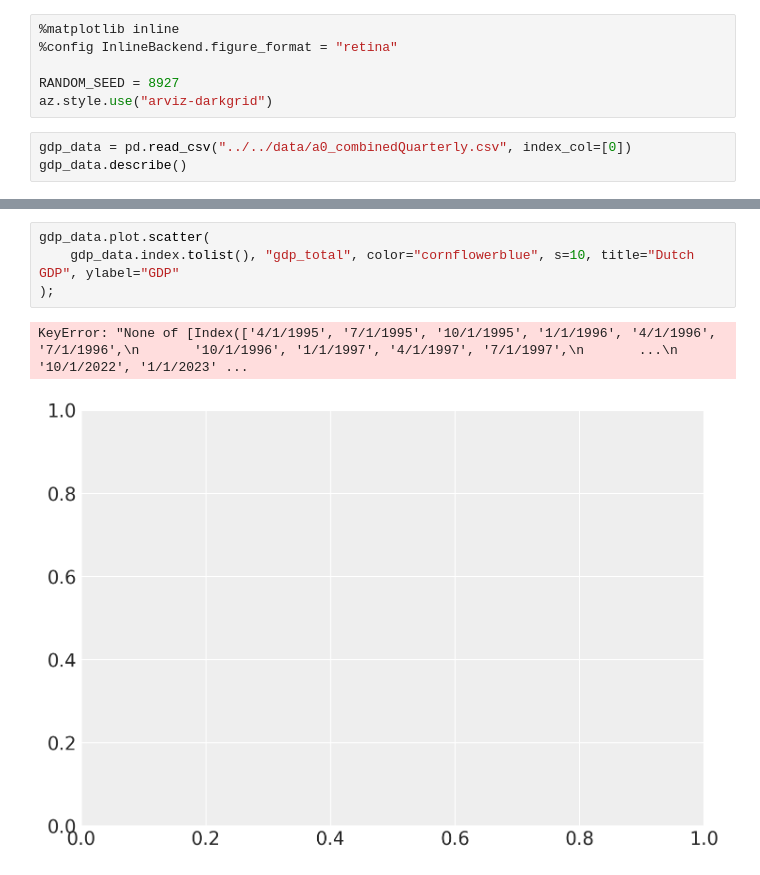
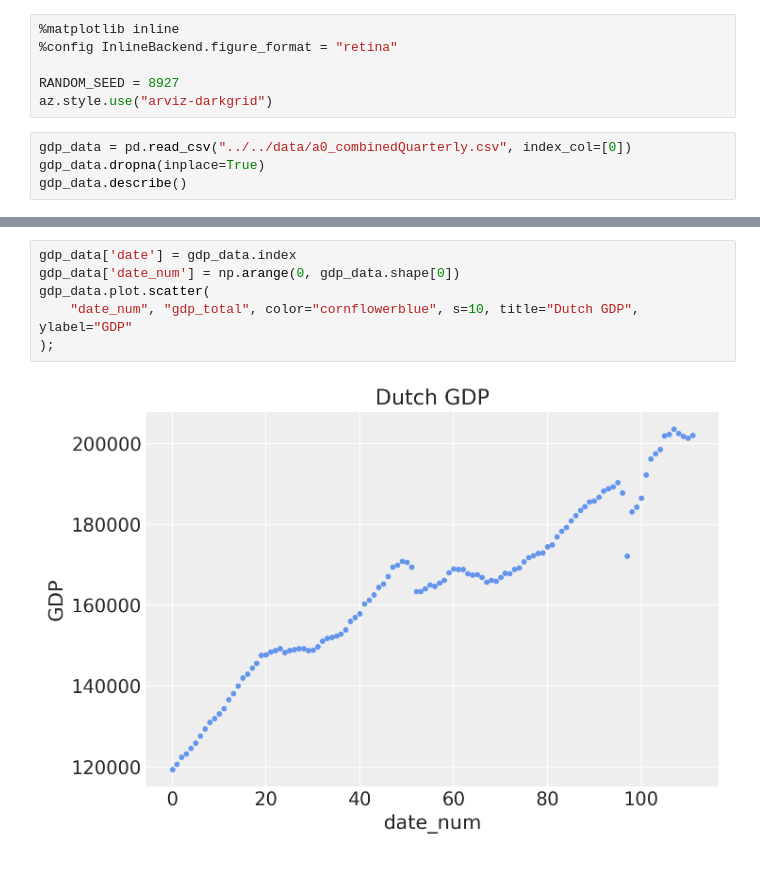
Before and after one commit to powell001/now_casting_01, a Jupyter notebook: src/pymc_examples/pymc_splines_gdp.ipynb, the cells around one changed output, grey strips where cells are left out. Cells and saved outputs as stored; diff of their text form.

```diff
--- a/src/pymc_examples/pymc_splines_gdp.ipynb
+++ b/src/pymc_examples/pymc_splines_gdp.ipynb
@@ -18,6 +18,7 @@ RANDOM_SEED = 8927
 az.style.use("arviz-darkgrid")
 # %%
 gdp_data = pd.read_csv("../../data/a0_combinedQuarterly.csv", index_col=[0])
+gdp_data.dropna(inplace=True)
 gdp_data.describe()
 # %% [output]
 |  | gdp_total | imports_goods_services | household_cons | gov_consumption | investments | gpd_invest_business_households | ... |
@@ -41,8 +42,9 @@ gdp_data.head()
 # %%
+gdp_data['date'] = gdp_data.index
+gdp_data['date_num'] = np.arange(0, gdp_data.shape[0])
 gdp_data.plot.scatter(
-    gdp_data.index.tolist(), "gdp_total", color="cornflowerblue", s=10, title="Dutch GDP", ylabel="GDP"
+    "date_num", "gdp_total", color="cornflowerblue", s=10, title="Dutch GDP", ylabel="GDP"
 );
 # %% [output]
-KeyError: "None of [Index(['4/1/1995', '7/1/1995', '10/1/1995', '1/1/1996', '4/1/1996', '7/1/1996',\n       '10/1/1996', '1/1/1997', '4/1/1997', '7/1/1997',\n       ...\n       '10/1/2022', '1/1/2023' ...
-[figure, old version]
+[figure, new version]
 # %%
```
Also changed, not shown: parts of 14 cells of this notebook, 6 other files.
